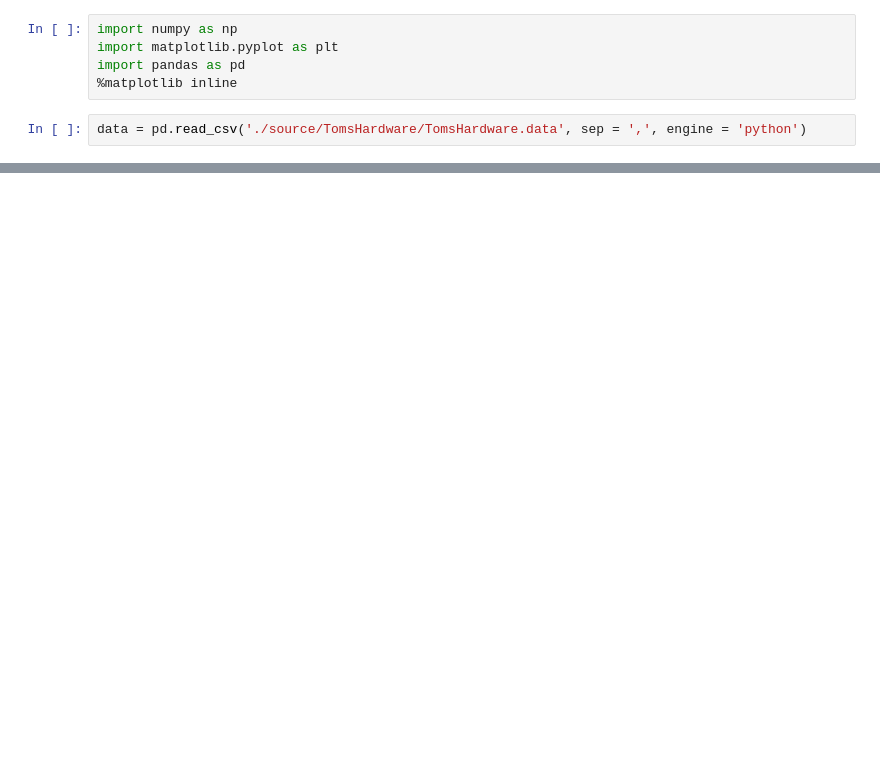
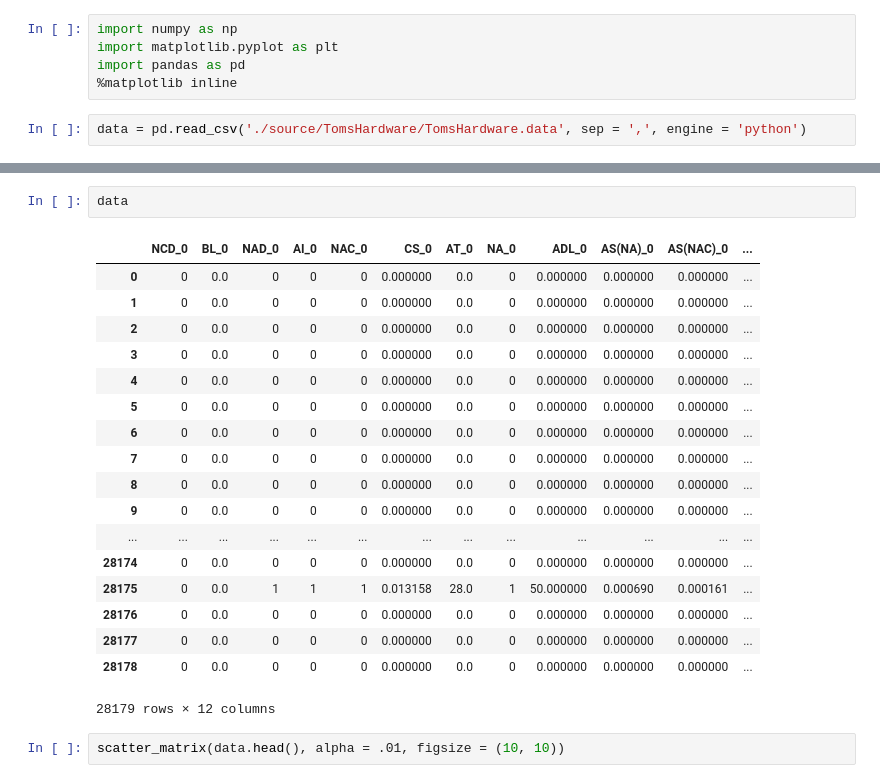
Before and after one commit to arechesk/MachineLearningCourse, a Jupyter notebook: Д.З 1/HW1.ipynb, the cells around one changed output, grey strips where cells are left out. Cells and saved outputs as stored; diff of their text form; blank space fills up the shorter version.

```diff
--- a/Д.З 1/HW1.ipynb
+++ b/Д.З 1/HW1.ipynb
@@ -78,2 +99,25 @@ pass
+# %%
+data
+# %% [output]
+|  | NCD_0 | BL_0 | NAD_0 | AI_0 | NAC_0 | CS_0 | AT_0 | NA_0 | ADL_0 | AS(NA)_0 | AS(NAC)_0 | ... |
+| 0 | 0 | 0.0 | 0 | 0 | 0 | 0.000000 | 0.0 | 0 | 0.000000 | 0.000000 | 0.000000 | ... |
+| 1 | 0 | 0.0 | 0 | 0 | 0 | 0.000000 | 0.0 | 0 | 0.000000 | 0.000000 | 0.000000 | ... |
+| 2 | 0 | 0.0 | 0 | 0 | 0 | 0.000000 | 0.0 | 0 | 0.000000 | 0.000000 | 0.000000 | ... |
+| 3 | 0 | 0.0 | 0 | 0 | 0 | 0.000000 | 0.0 | 0 | 0.000000 | 0.000000 | 0.000000 | ... |
+| 4 | 0 | 0.0 | 0 | 0 | 0 | 0.000000 | 0.0 | 0 | 0.000000 | 0.000000 | 0.000000 | ... |
+| 5 | 0 | 0.0 | 0 | 0 | 0 | 0.000000 | 0.0 | 0 | 0.000000 | 0.000000 | 0.000000 | ... |
+| 6 | 0 | 0.0 | 0 | 0 | 0 | 0.000000 | 0.0 | 0 | 0.000000 | 0.000000 | 0.000000 | ... |
+| 7 | 0 | 0.0 | 0 | 0 | 0 | 0.000000 | 0.0 | 0 | 0.000000 | 0.000000 | 0.000000 | ... |
+| 8 | 0 | 0.0 | 0 | 0 | 0 | 0.000000 | 0.0 | 0 | 0.000000 | 0.000000 | 0.000000 | ... |
+| 9 | 0 | 0.0 | 0 | 0 | 0 | 0.000000 | 0.0 | 0 | 0.000000 | 0.000000 | 0.000000 | ... |
+| ... | ... | ... | ... | ... | ... | ... | ... | ... | ... | ... | ... | ... |
+| 28174 | 0 | 0.0 | 0 | 0 | 0 | 0.000000 | 0.0 | 0 | 0.000000 | 0.000000 | 0.000000 | ... |
+| 28175 | 0 | 0.0 | 1 | 1 | 1 | 0.013158 | 28.0 | 1 | 50.000000 | 0.000690 | 0.000161 | ... |
+| 28176 | 0 | 0.0 | 0 | 0 | 0 | 0.000000 | 0.0 | 0 | 0.000000 | 0.000000 | 0.000000 | ... |
+| 28177 | 0 | 0.0 | 0 | 0 | 0 | 0.000000 | 0.0 | 0 | 0.000000 | 0.000000 | 0.000000 | ... |
+| 28178 | 0 | 0.0 | 0 | 0 | 0 | 0.000000 | 0.0 | 0 | 0.000000 | 0.000000 | 0.000000 | ... |
+28179 rows × 12 columns
+# %%
+scatter_matrix(data.head(), alpha = .01, figsize = (10, 10))
 # %%
 data.corr()
```
Also changed, not shown: parts of 10 cells of this notebook, 1 other file.
